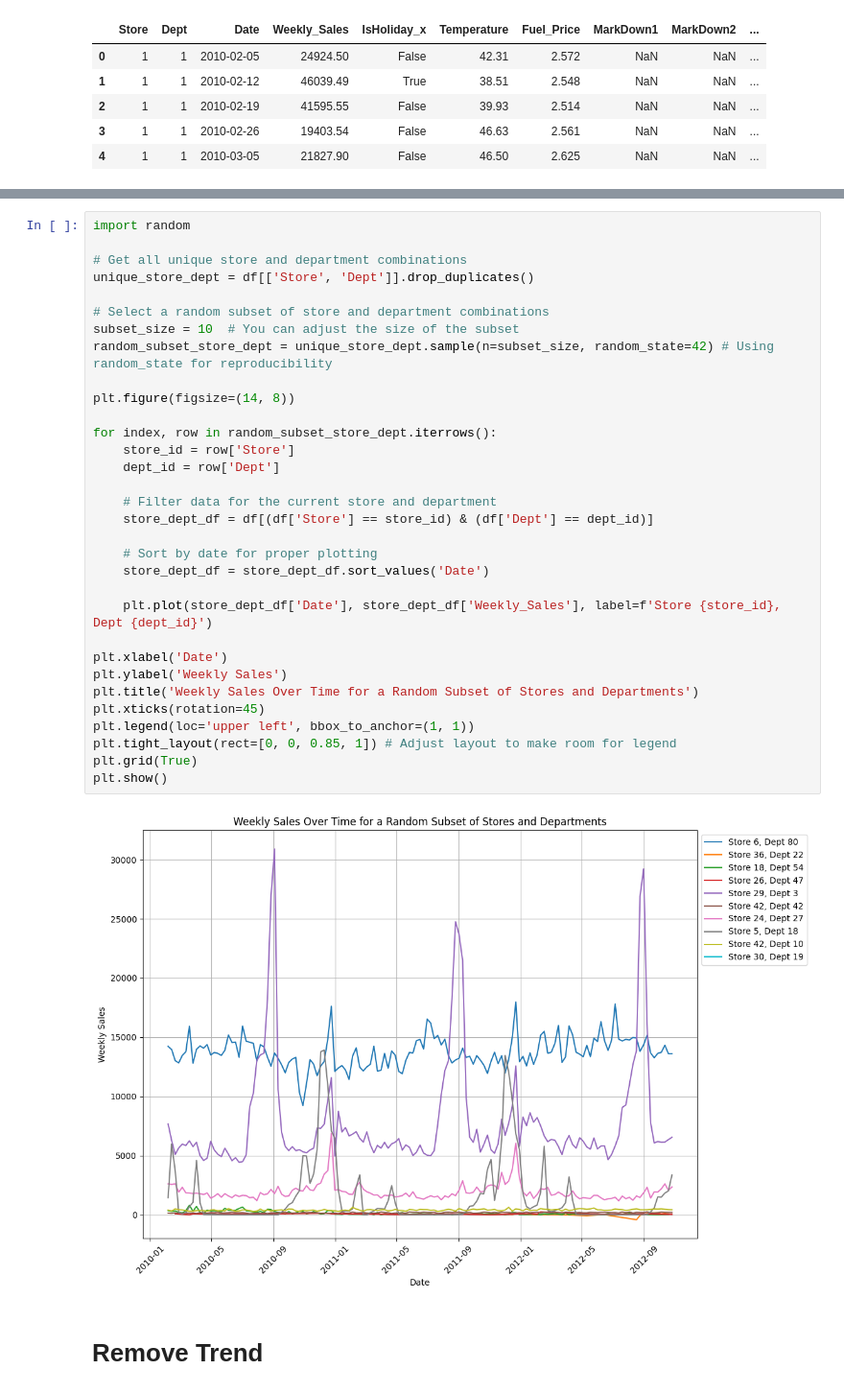
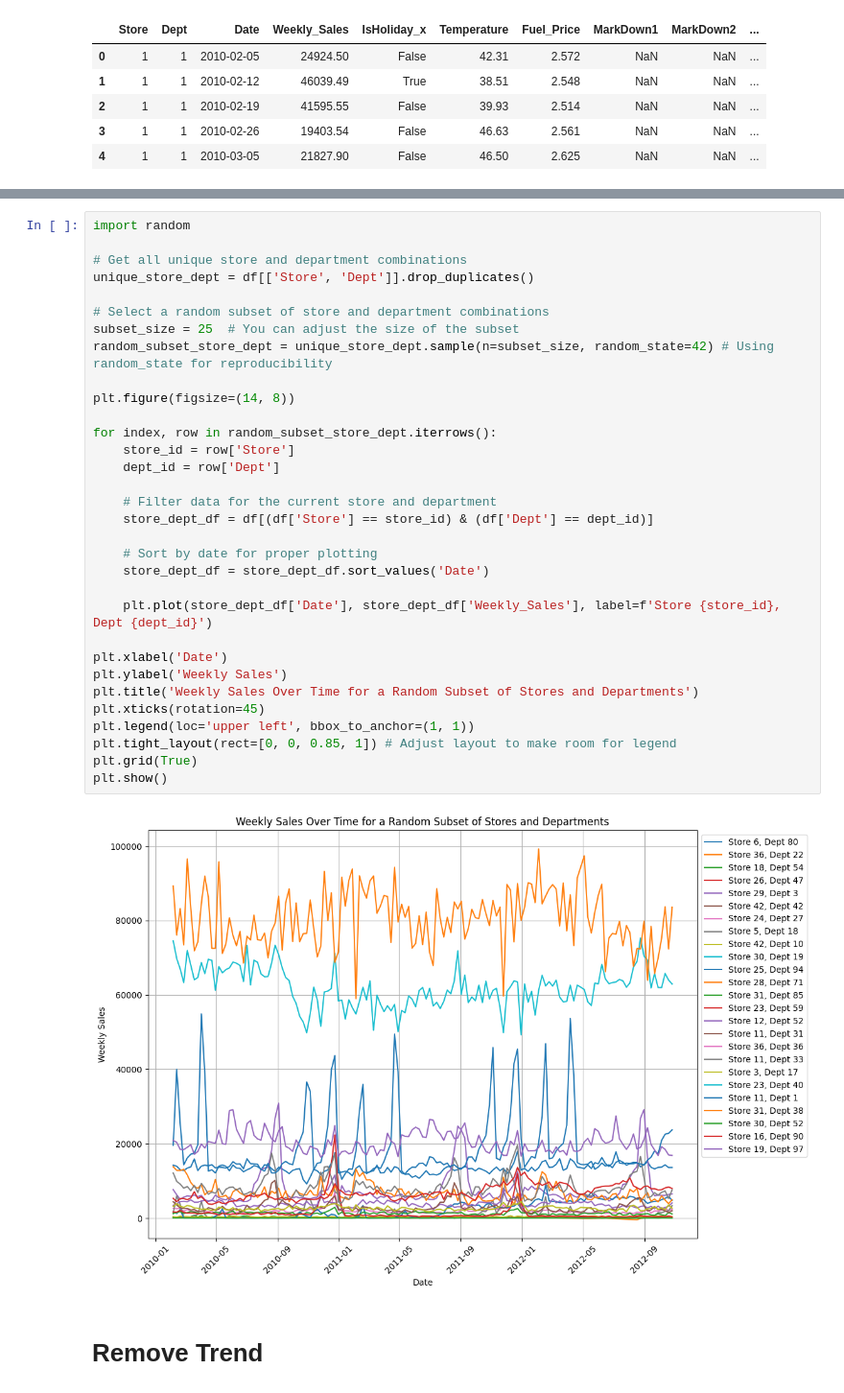
Before and after one commit to Cimbir/Store-Sales-Forecasting, a Jupyter notebook: model_sarima.ipynb, the cells around one changed output, grey strips where cells are left out. Shown at 96% size. Cells and saved outputs as stored; diff of their text form.

```diff
--- a/model_sarima.ipynb
+++ b/model_sarima.ipynb
@@ -154,35 +158,35 @@ import random
 
 # Get all unique store and department combinations
 unique_store_dept = df[['Store', 'Dept']].drop_duplicates()
 
 # Select a random subset of store and department combinations
-subset_size = 10  # You can adjust the size of the subset
+subset_size = 25  # You can adjust the size of the subset
 random_subset_store_dept = unique_store_dept.sample(n=subset_size, random_state=42) # Using random_state for reproducibility
 
 plt.figure(figsize=(14, 8))
 
 for index, row in random_subset_store_dept.iterrows():
     store_id = row['Store']
     dept_id = row['Dept']
 
     # Filter data for the current store and department
     store_dept_df = df[(df['Store'] == store_id) & (df['Dept'] == dept_id)]
 
     # Sort by date for proper plotting
     store_dept_df = store_dept_df.sort_values('Date')
 
     plt.plot(store_dept_df['Date'], store_dept_df['Weekly_Sales'], label=f'Store {store_id}, Dept {dept_id}')
 
 plt.xlabel('Date')
 plt.ylabel('Weekly Sales')
 plt.title('Weekly Sales Over Time for a Random Subset of Stores and Departments')
 plt.xticks(rotation=45)
 plt.legend(loc='upper left', bbox_to_anchor=(1, 1))
 plt.tight_layout(rect=[0, 0, 0.85, 1]) # Adjust layout to make room for legend
 plt.grid(True)
 plt.show()
 # %% [output]
-[figure, old version]
+[figure, new version]
 # %% [markdown]
 # Remove Trend
 # %%
```
Also changed, not shown: parts of 35 cells of this notebook.
